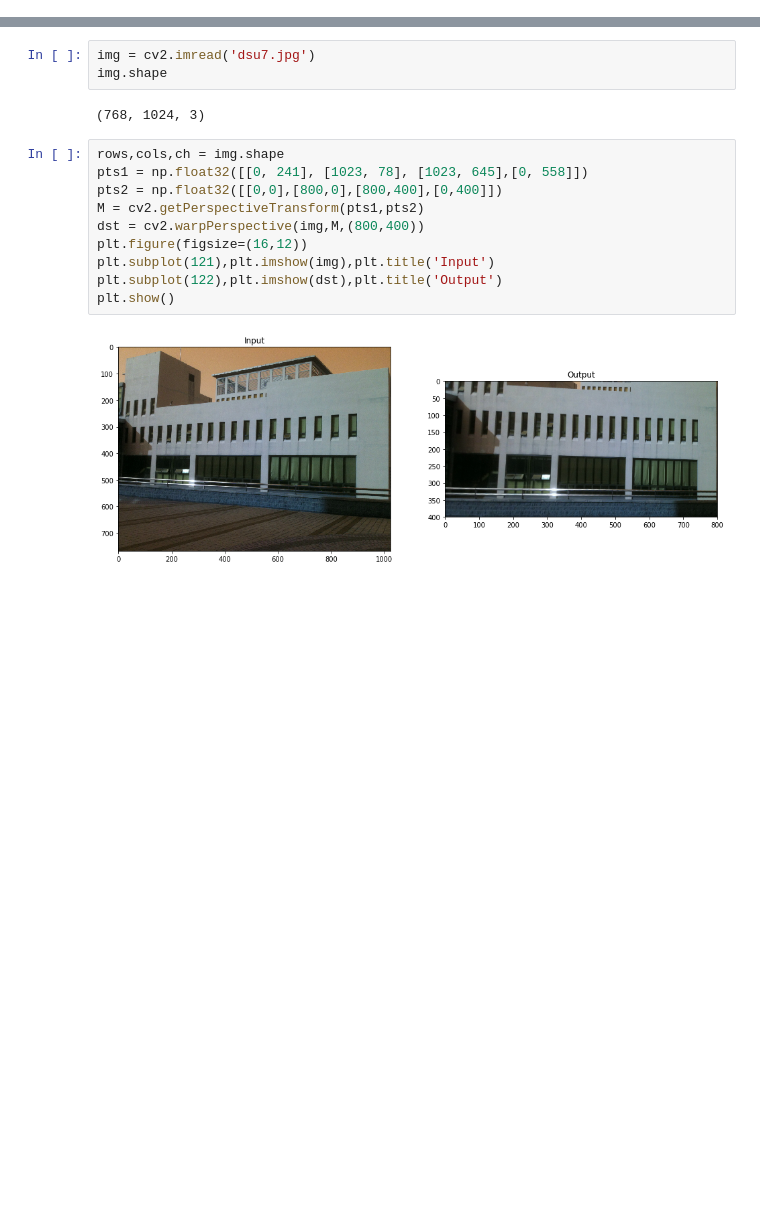
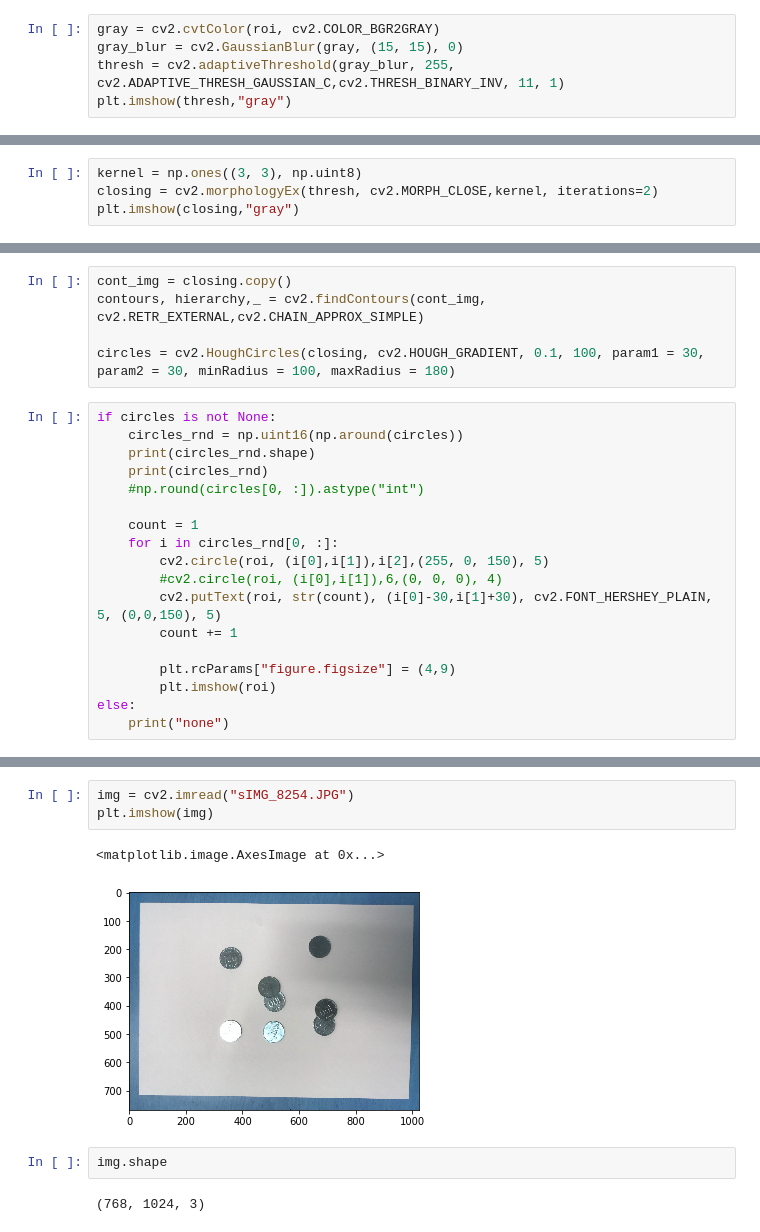
Before and after one commit to liz7124/Digital-Image-Processing-2021, a Jupyter notebook: Chapter01/homework04.ipynb, the cells around one changed output, grey strips where cells are left out. Drawn from its saved outputs; the diff is of its cells as text; blank space fills up the shorter version.

```diff
--- a/Chapter01/homework04.ipynb
+++ b/Chapter01/homework04.ipynb
@@ -21,0 +21,5 @@ plt.show()
+# %%
+gray = cv2.cvtColor(roi, cv2.COLOR_BGR2GRAY)
+gray_blur = cv2.GaussianBlur(gray, (15, 15), 0)
+thresh = cv2.adaptiveThreshold(gray_blur, 255, cv2.ADAPTIVE_THRESH_GAUSSIAN_C,cv2.THRESH_BINARY_INV, 11, 1)
+plt.imshow(thresh,"gray")
@@ -21,0 +29,4 @@ plt.show()
+# %%
+kernel = np.ones((3, 3), np.uint8)
+closing = cv2.morphologyEx(thresh, cv2.MORPH_CLOSE,kernel, iterations=2)
+plt.imshow(closing,"gray")
@@ -21,0 +36,23 @@ plt.show()
+# %%
+cont_img = closing.copy()
+contours, hierarchy,_ = cv2.findContours(cont_img, cv2.RETR_EXTERNAL,cv2.CHAIN_APPROX_SIMPLE)
+
+circles = cv2.HoughCircles(closing, cv2.HOUGH_GRADIENT, 0.1, 100, param1 = 30, param2 = 30, minRadius = 100, maxRadius = 180)
+# %%
+if circles is not None:
+    circles_rnd = np.uint16(np.around(circles))
+    print(circles_rnd.shape)
+    print(circles_rnd)
+    #np.round(circles[0, :]).astype("int")
+
+    count = 1
+    for i in circles_rnd[0, :]:
+        cv2.circle(roi, (i[0],i[1]),i[2],(255, 0, 150), 5)
+        #cv2.circle(roi, (i[0],i[1]),6,(0, 0, 0), 4)
+        cv2.putText(roi, str(count), (i[0]-30,i[1]+30), cv2.FONT_HERSHEY_PLAIN, 5, (0,0,150), 5)
+        count += 1
+
+        plt.rcParams["figure.figsize"] = (4,9)
+        plt.imshow(roi)
+else:
+    print("none")
@@ -22,17 +66,10 @@ plt.show()
 # %%
-img = cv2.imread('dsu7.jpg')
-img.shape
+img = cv2.imread("sIMG_8254.JPG")
+plt.imshow(img)
 # %% [output]
-(768, 1024, 3)
+<matplotlib.image.AxesImage at 0x...>
+[figure, added]
-# %%
-rows,cols,ch = img.shape
-pts1 = np.float32([[0, 241], [1023, 78], [1023, 645],[0, 558]])
-pts2 = np.float32([[0,0],[800,0],[800,400],[0,400]])
-M = cv2.getPerspectiveTransform(pts1,pts2)
-dst = cv2.warpPerspective(img,M,(800,400))
-plt.figure(figsize=(16,12))
-plt.subplot(121),plt.imshow(img),plt.title('Input')
-plt.subplot(122),plt.imshow(dst),plt.title('Output')
-plt.show()
-# %% [output]
-[figure, removed]
+# %%
+img.shape
+# %% [output]
+(768, 1024, 3)
```
Also changed, not shown: parts of 23 cells of this notebook.
